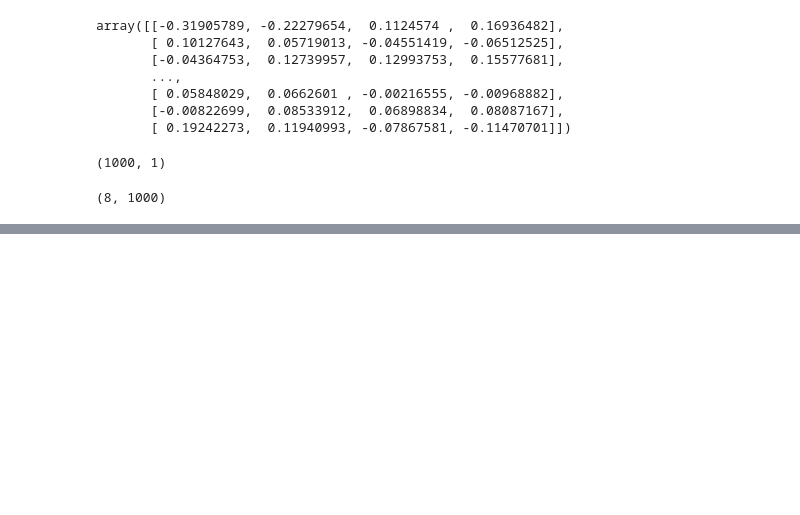
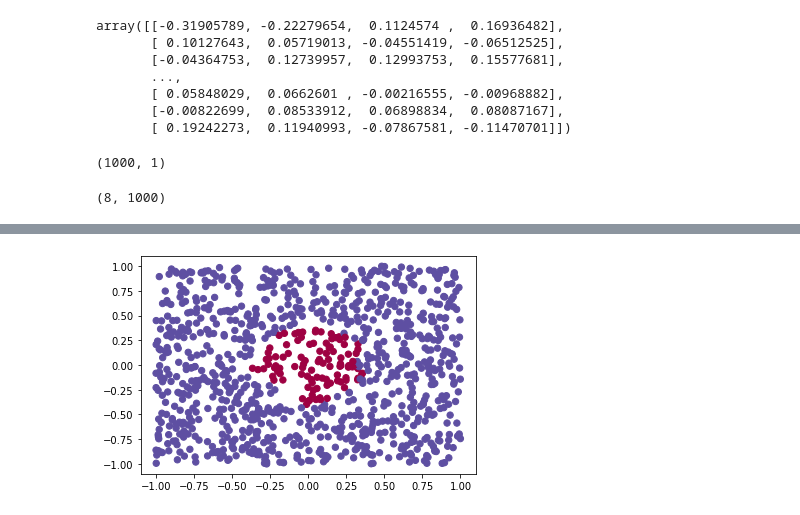
Before and after one commit to georgeduranh/ML, a Jupyter notebook: 3_deep_learning/creating_a_neural_network.ipynb, the cells around one changed output, grey strips where cells are left out. Saved outputs shown, nothing was run; the diff lists cells and outputs as text; code cells hidden in the pictures; blank space fills up the shorter version.

```diff
--- a/3_deep_learning/creating_a_neural_network.ipynb
+++ b/3_deep_learning/creating_a_neural_network.ipynb
@@ -186,0 +204,9 @@ def train(x_data, lr, params, training = True):
+# %%
+data_test = (np.random.rand(1000,2)*2)-1
+y = train(data_test, 0.0001, parameters, training  = False)
+# %%
+y = np.where(y >= 0.5, 1, 0)
+# %%
+plt.scatter(data_test[:,0], data_test[:,1], c=y[:,0], s=40, cmap=plt.cm.Spectral);
+# %% [output]
+[figure, added]
```
Also changed, not shown: parts of 3 cells of this notebook.
